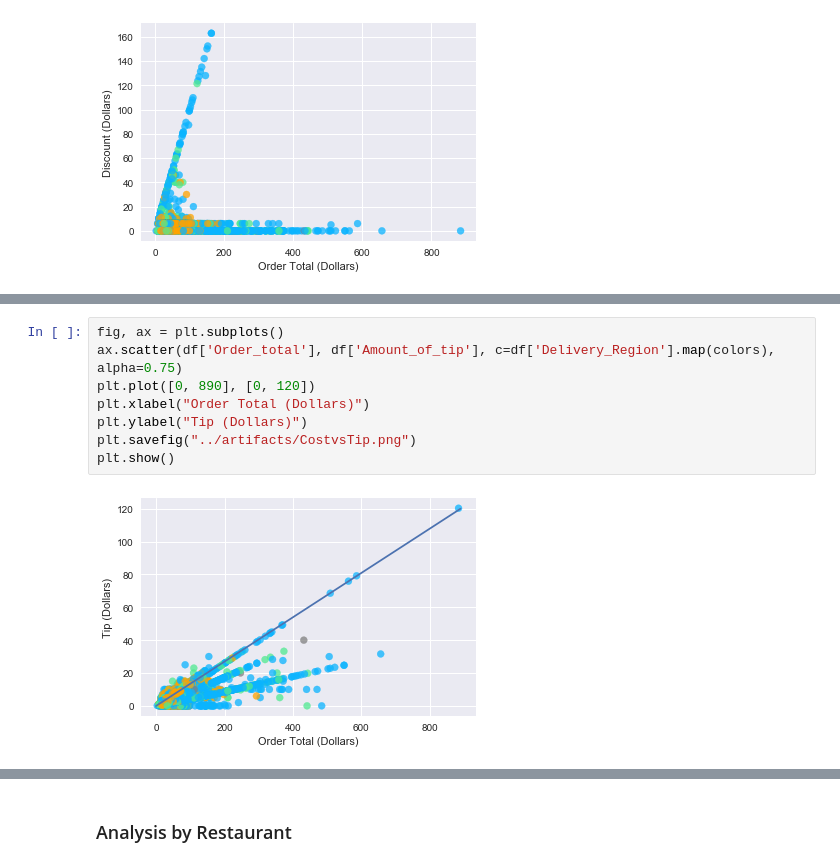
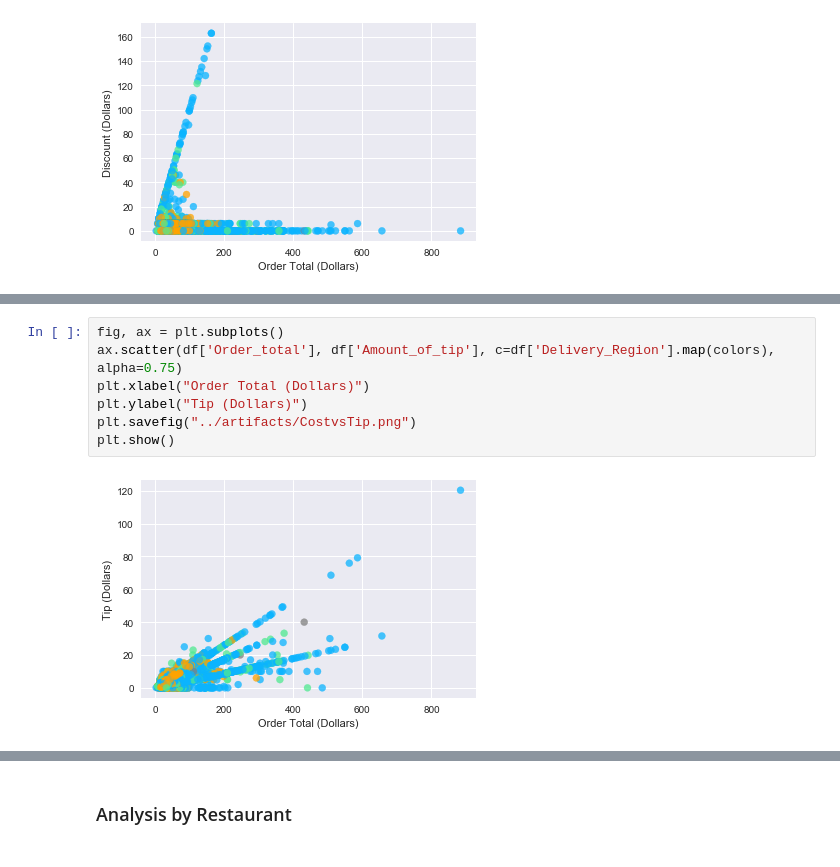
Before and after one commit to toestie/fooddelivery-dataset, a Jupyter notebook: notebooks/analysis.ipynb, the cells around one changed output, grey strips where cells are left out. Drawn from its saved outputs; the diff is of its cells as text.

```diff
--- a/notebooks/analysis.ipynb
+++ b/notebooks/analysis.ipynb
@@ -268,10 +312,9 @@ plt.show()
 # %%
 fig, ax = plt.subplots()
 ax.scatter(df['Order_total'], df['Amount_of_tip'], c=df['Delivery_Region'].map(colors), alpha=0.75)
-plt.plot([0, 890], [0, 120])
 plt.xlabel("Order Total (Dollars)")
 plt.ylabel("Tip (Dollars)")
 plt.savefig("../artifacts/CostvsTip.png")
 plt.show()
 # %% [output]
-[figure, old version]
+[figure, new version]
```
Also changed, not shown: parts of 16 cells of this notebook, 5 other files.
